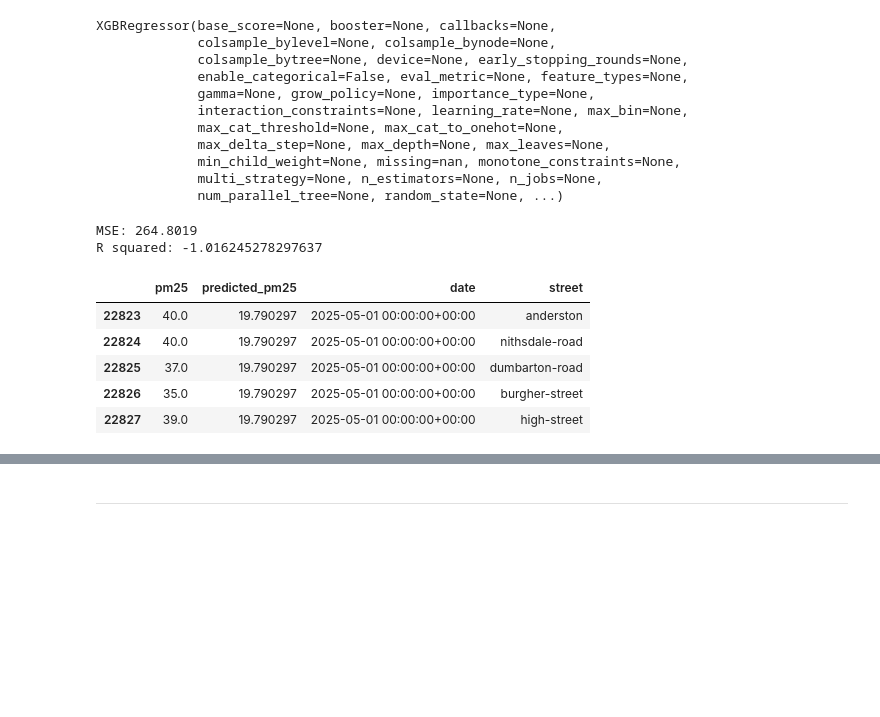
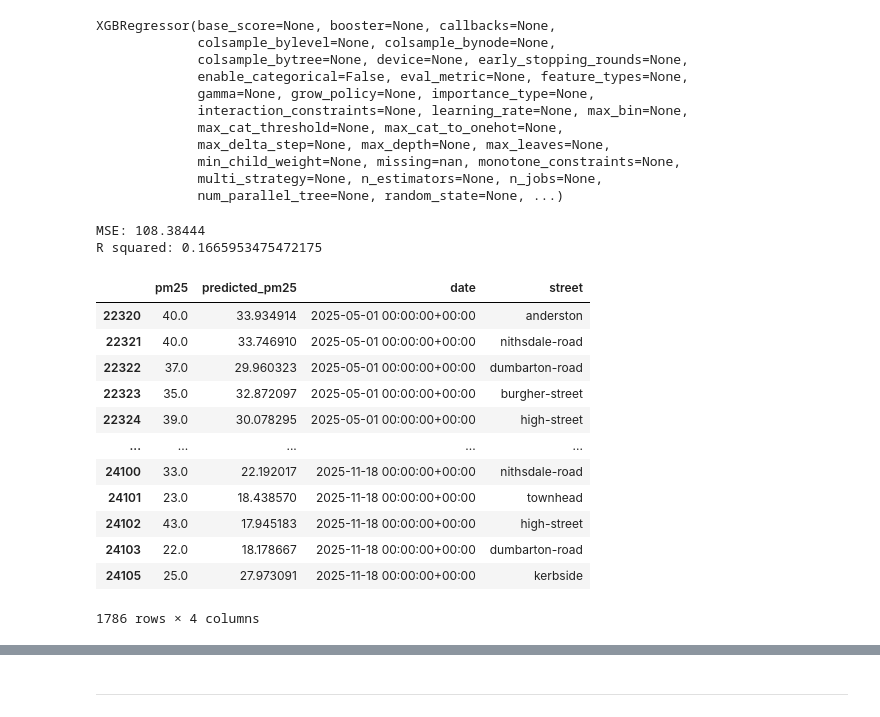
Before and after one commit to featurestorebook/mlfs-book, a Jupyter notebook: notebooks/airquality/3_air_quality_training_pipeline.ipynb, the cells around one changed output, grey strips where cells are left out. Drawn from its saved outputs; the diff is of its cells as text; code cells hidden in the pictures; blank space fills up the shorter version.

```diff
--- a/notebooks/airquality/3_air_quality_training_pipeline.ipynb
+++ b/notebooks/airquality/3_air_quality_training_pipeline.ipynb
@@ -112,5 +112,5 @@ weather_fg = fs.get_feature_group(
 # Select features for training data.
 # selected_features = air_quality_fg.select(['pm25', 'date']).join(weather_fg.select_features(), on=['city'])
 
-selected_features = air_quality_fg.select(['pm25', 'pm25_lag1', 'pm25_lag3', 'pm25_lag3', 'date', 'street']).join(weather_fg.select_features(), on=['city'])
+selected_features = air_quality_fg.select(['pm25', 'pm25_lag1', 'pm25_lag2', 'pm25_lag3', 'date', 'street']).join(weather_fg.select_features(), on=['city'])
 # %% [output]
@@ -282,23 +268,30 @@ print("MSE:", mse)
 r2 = r2_score(y_test.iloc[:,0], y_pred)
 print("R squared:", r2)
 # %% [output]
-MSE: 264.8019
-R squared: -1.016245278297637
+MSE: 108.38444
+R squared: 0.1665953475472175
 # %%
-df = y_test
-df['predicted_pm25'] = y_pred
+results_df = y_test
+results_df['predicted_pm25'] = y_pred
 # %%
-df['date'] = X_test['date']
-df['street'] = X_test['street']
-df = df.sort_values(by=['date'])
-df.head(5)
+results_df['date'] = X_test['date']
+results_df['street'] = X_test['street']
+results_df = results_df.sort_values(by=['date'])
+results_df
 # %% [output]
 |  | pm25 | predicted_pm25 | date | street |
-| 22823 | 40.0 | 19.790297 | 2025-05-01 00:00:00+00:00 | anderston |
-| 22824 | 40.0 | 19.790297 | 2025-05-01 00:00:00+00:00 | nithsdale-road |
-| 22825 | 37.0 | 19.790297 | 2025-05-01 00:00:00+00:00 | dumbarton-road |
-| 22826 | 35.0 | 19.790297 | 2025-05-01 00:00:00+00:00 | burgher-street |
-| 22827 | 39.0 | 19.790297 | 2025-05-01 00:00:00+00:00 | high-street |
+| 22320 | 40.0 | 33.934914 | 2025-05-01 00:00:00+00:00 | anderston |
+| 22321 | 40.0 | 33.746910 | 2025-05-01 00:00:00+00:00 | nithsdale-road |
+| 22322 | 37.0 | 29.960323 | 2025-05-01 00:00:00+00:00 | dumbarton-road |
+| 22323 | 35.0 | 32.872097 | 2025-05-01 00:00:00+00:00 | burgher-street |
+| 22324 | 39.0 | 30.078295 | 2025-05-01 00:00:00+00:00 | high-street |
+| ... | ... | ... | ... | ... |
+| 24100 | 33.0 | 22.192017 | 2025-11-18 00:00:00+00:00 | nithsdale-road |
+| 24101 | 23.0 | 18.438570 | 2025-11-18 00:00:00+00:00 | townhead |
+| 24102 | 43.0 | 17.945183 | 2025-11-18 00:00:00+00:00 | high-street |
+| 24103 | 22.0 | 18.178667 | 2025-11-18 00:00:00+00:00 | dumbarton-road |
+| 24105 | 25.0 | 27.973091 | 2025-11-18 00:00:00+00:00 | kerbside |
+1786 rows × 4 columns
 # %%
 # Creating a directory for the model artifacts if it doesn't exist
 model_dir = "air_quality_model"
```
Also changed, not shown: parts of 12 cells of this notebook.
